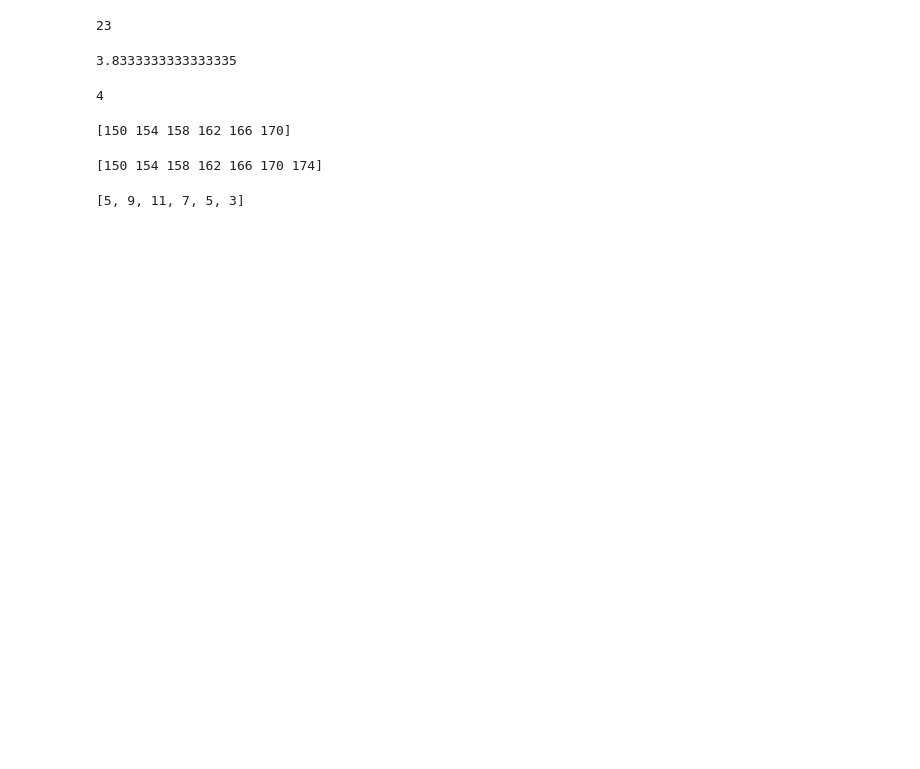
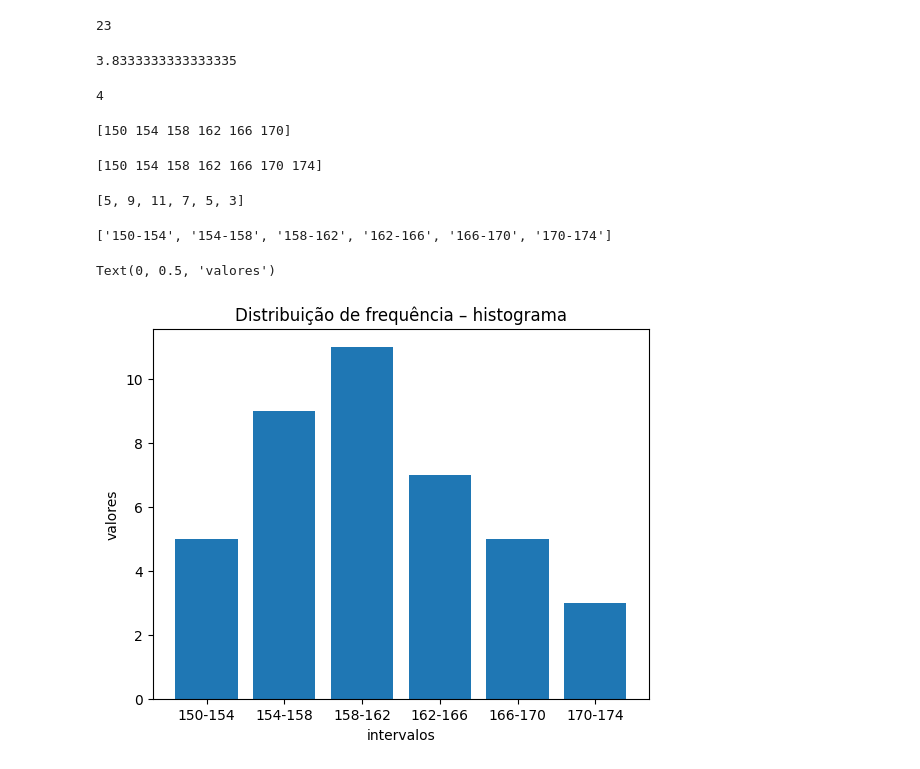
Before and after one commit to LaraDondossola/Estatistica_aplicada, a Jupyter notebook: Aula7.ipynb, the cells around one changed output. Cells and saved outputs as stored; diff of their text form; code cells hidden in the pictures; blank space fills up the shorter version.

```diff
--- a/Aula7.ipynb
+++ b/Aula7.ipynb
@@ -103,3 +103,19 @@ lista_intervalos.append(intervalo6)
 print(lista_intervalos)
 # %% [output]
 [5, 9, 11, 7, 5, 3]
+# %%
+lista_classes=[]
+for i in range(len(lista_intervalos)):
+  lista_classes.append(str(intervalos[i]) + "-" + str(intervalos[i+1]))
+
+print(lista_classes)
+# %% [output]
+['150-154', '154-158', '158-162', '162-166', '166-170', '170-174']
+# %%
+plt.bar(lista_classes, lista_intervalos)
+plt.title('Distribuição de frequência – histograma')
+plt.xlabel('intervalos')
+plt.ylabel('valores')
+# %% [output]
+Text(0, 0.5, 'valores')
+[figure, added]
```
